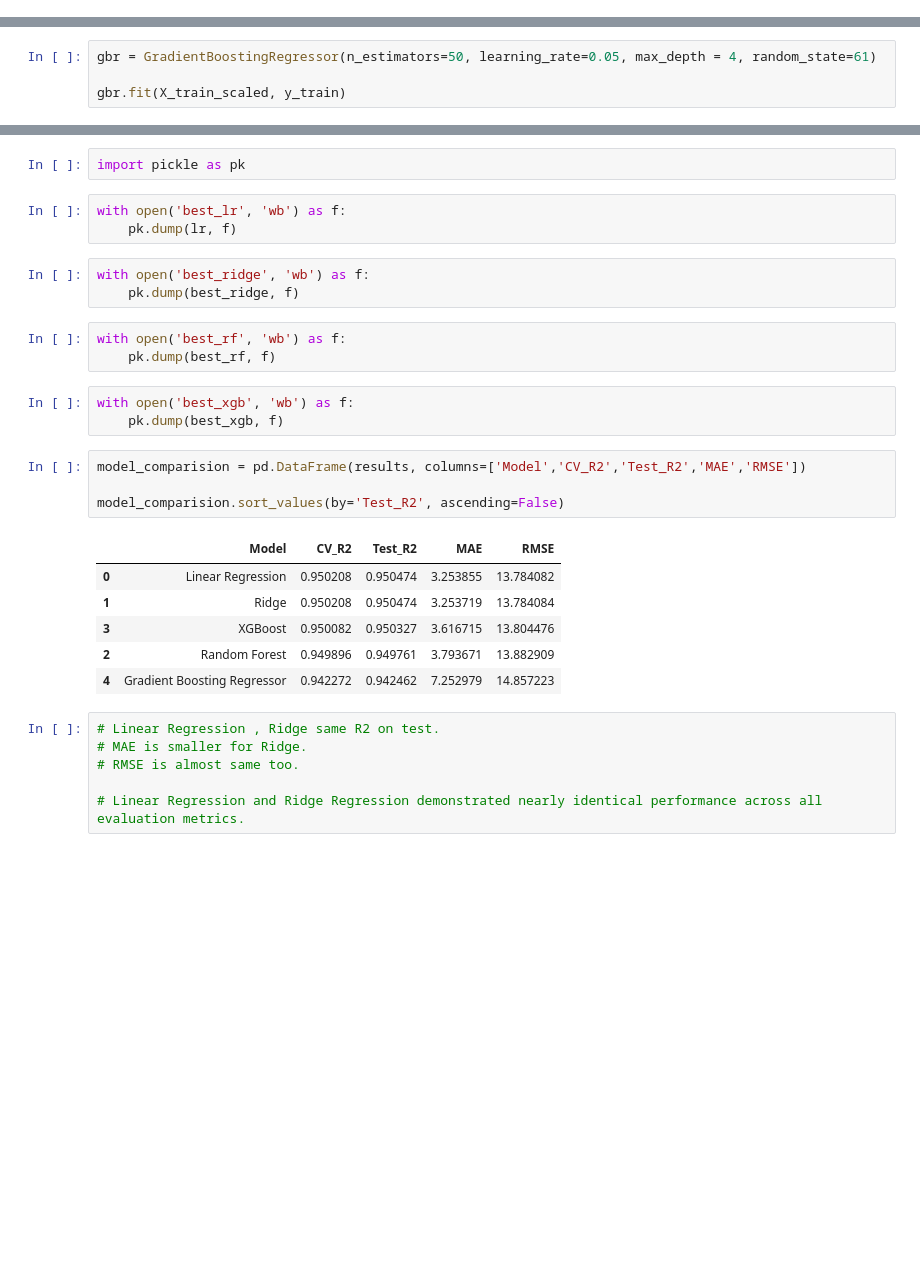
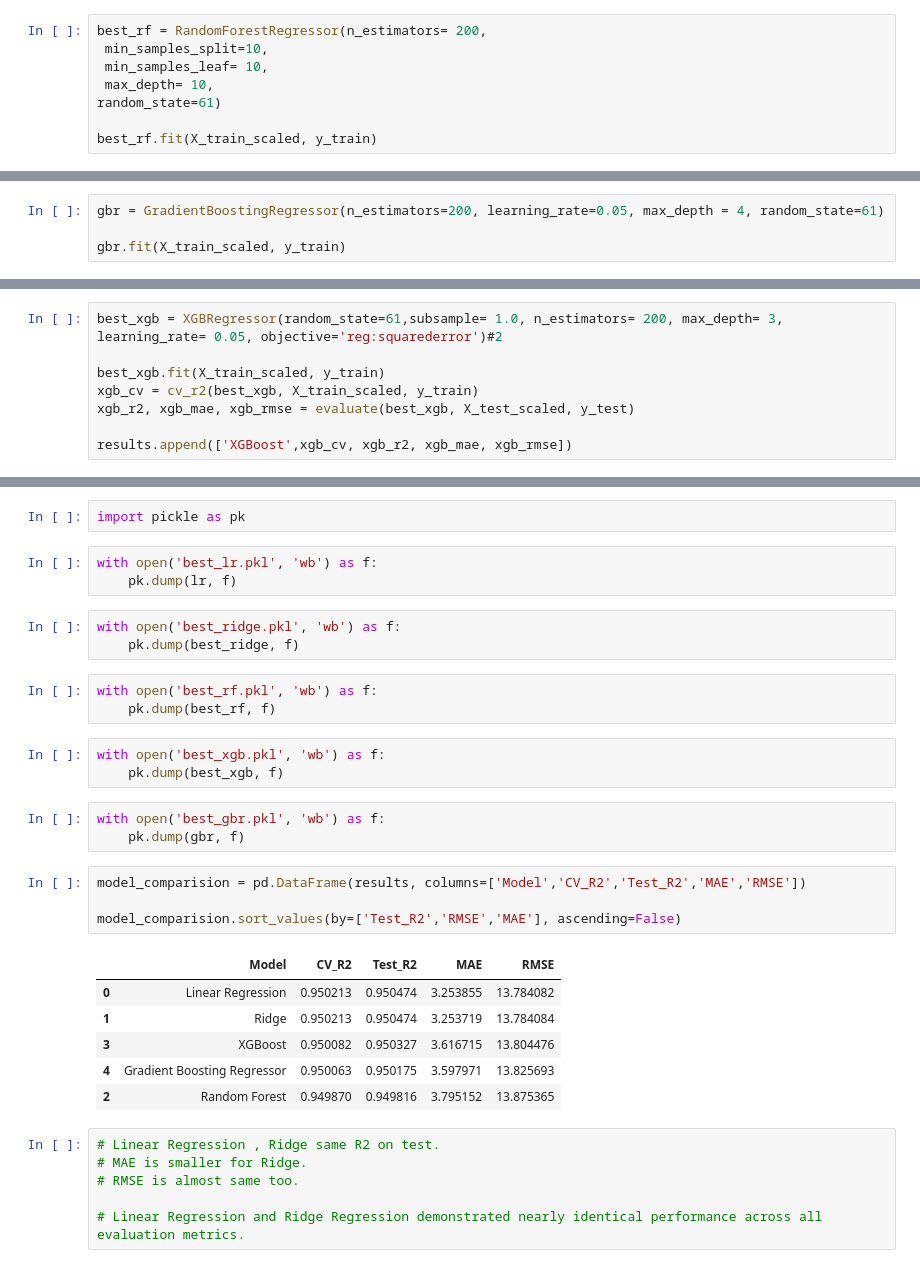
Before and after one commit to Frierensama/Content_Monetization_Modeler, a Jupyter notebook: Notebooks/FE_and_model_creation.ipynb, the cells around one changed output, grey strips where cells are left out. Saved outputs shown, nothing was run; the diff lists cells and outputs as text; blank space fills up the shorter version.

```diff
--- a/Notebooks/FE_and_model_creation.ipynb
+++ b/Notebooks/FE_and_model_creation.ipynb
@@ -149,2 +143,10 @@ rf_search.best_params_
 # %%
 best_rf = rf_search.best_estimator_
+# %%
+best_rf = RandomForestRegressor(n_estimators= 200,
+ min_samples_split=10,
+ min_samples_leaf= 10,
+ max_depth= 10,
+random_state=61)
+
+best_rf.fit(X_train_scaled, y_train)
@@ -154,7 +159,7 @@ rf_r2, rf_mae, rf_rmse = evaluate(best_rf, X_test_scaled, y_test)
 # %%
 results.append(['Random Forest' ,rf_cv ,rf_r2 ,rf_mae ,rf_rmse])
 # %%
-gbr = GradientBoostingRegressor(n_estimators=50, learning_rate=0.05, max_depth = 4, random_state=61)
+gbr = GradientBoostingRegressor(n_estimators=200, learning_rate=0.05, max_depth = 4, random_state=61)
 
 gbr.fit(X_train_scaled, y_train)
 # %% [output]
@@ -207,3 +212,11 @@ xgb_cv = cv_r2(best_xgb, X_train_scaled, y_train)
 xgb_r2, xgb_mae, xgb_rmse = evaluate(best_xgb, X_test_scaled, y_test)
 
 results.append(['XGBoost',xgb_cv, xgb_r2, xgb_mae, xgb_rmse])
+# %%
+best_xgb = XGBRegressor(random_state=61,subsample= 1.0, n_estimators= 200, max_depth= 3, learning_rate= 0.05, objective='reg:squarederror')#2
+
+best_xgb.fit(X_train_scaled, y_train)
+xgb_cv = cv_r2(best_xgb, X_train_scaled, y_train)
+xgb_r2, xgb_mae, xgb_rmse = evaluate(best_xgb, X_test_scaled, y_test)
+
+results.append(['XGBoost',xgb_cv, xgb_r2, xgb_mae, xgb_rmse])
@@ -230,28 +263,31 @@ results
 # %%
 import pickle as pk
 # %%
-with open('best_lr', 'wb') as f:
+with open('best_lr.pkl', 'wb') as f:
     pk.dump(lr, f)
 # %%
-with open('best_ridge', 'wb') as f:
+with open('best_ridge.pkl', 'wb') as f:
     pk.dump(best_ridge, f)
 # %%
-with open('best_rf', 'wb') as f:
+with open('best_rf.pkl', 'wb') as f:
     pk.dump(best_rf, f)
 # %%
-with open('best_xgb', 'wb') as f:
+with open('best_xgb.pkl', 'wb') as f:
     pk.dump(best_xgb, f)
+# %%
+with open('best_gbr.pkl', 'wb') as f:
+    pk.dump(gbr, f)
 # %%
 model_comparision = pd.DataFrame(results, columns=['Model','CV_R2','Test_R2','MAE','RMSE'])
 
-model_comparision.sort_values(by='Test_R2', ascending=False)
+model_comparision.sort_values(by=['Test_R2','RMSE','MAE'], ascending=False)
 # %% [output]
 |  | Model | CV_R2 | Test_R2 | MAE | RMSE |
-| 0 | Linear Regression | 0.950208 | 0.950474 | 3.253855 | 13.784082 |
-| 1 | Ridge | 0.950208 | 0.950474 | 3.253719 | 13.784084 |
+| 0 | Linear Regression | 0.950213 | 0.950474 | 3.253855 | 13.784082 |
+| 1 | Ridge | 0.950213 | 0.950474 | 3.253719 | 13.784084 |
 | 3 | XGBoost | 0.950082 | 0.950327 | 3.616715 | 13.804476 |
-| 2 | Random Forest | 0.949896 | 0.949761 | 3.793671 | 13.882909 |
-| 4 | Gradient Boosting Regressor | 0.942272 | 0.942462 | 7.252979 | 14.857223 |
+| 4 | Gradient Boosting Regressor | 0.950063 | 0.950175 | 3.597971 | 13.825693 |
+| 2 | Random Forest | 0.949870 | 0.949816 | 3.795152 | 13.875365 |
 # %%
 # Linear Regression , Ridge same R2 on test.
 # MAE is smaller for Ridge.
```
Also changed, not shown: parts of 14 cells of this notebook.
